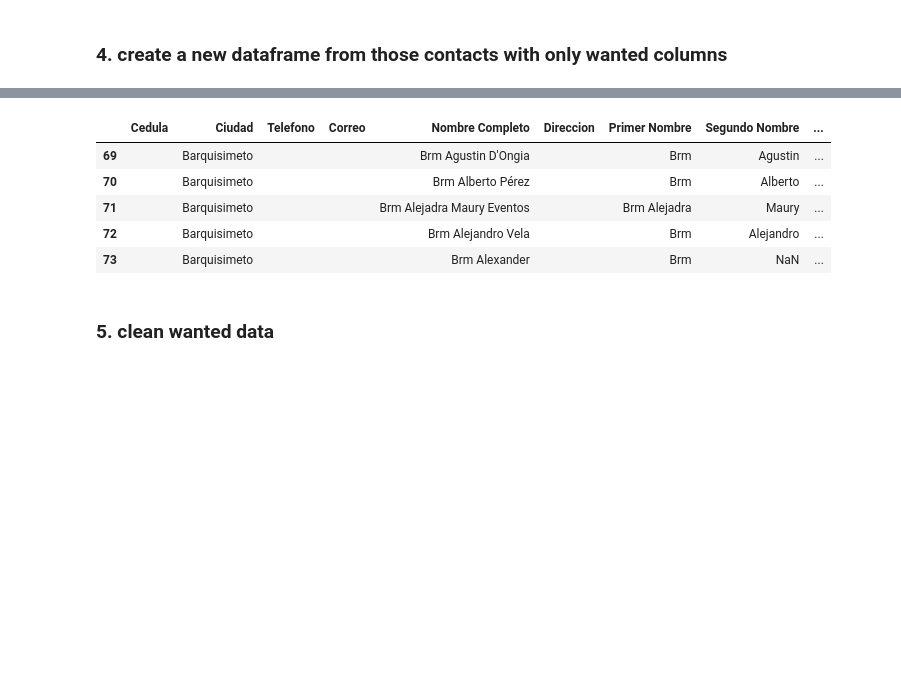
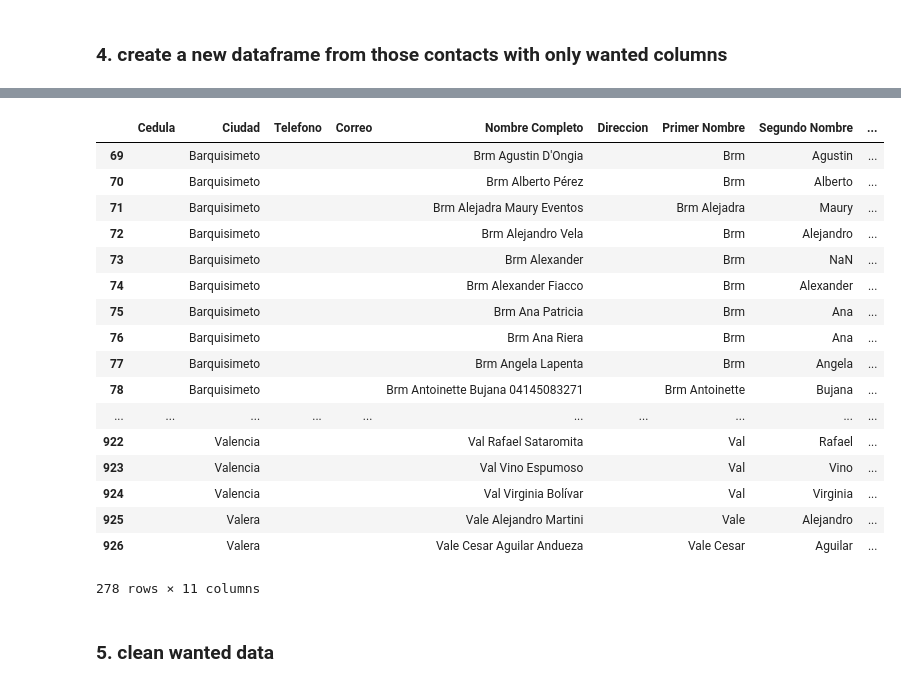
Before and after one commit to Fantaso/pandas-jupyter-data-manipulation, a Jupyter notebook: contact_import_inge.ipynb, the cells around one changed output, grey strips where cells are left out. Saved outputs shown, nothing was run; the diff lists cells and outputs as text; code cells hidden in the pictures; blank space fills up the shorter version.

```diff
--- a/contact_import_inge.ipynb
+++ b/contact_import_inge.ipynb
@@ -112,28 +100,40 @@ contactsdf.head()
 # %%
 # 4.4 order all columns
 cols_order = [
     'Cedula',
     'Ciudad',
     'Telefono',
     'Correo',
     'Nombre Completo',
     'Direccion',
     'Primer Nombre',
     'Segundo Nombre',
     'Apellido',
     'Telefono2',
     'Correo2',
 ]
 
 contactsdf = contactsdf[cols_order]
-contactsdf.head()
+contactsdf.head(300)
 # %% [output]
 |  | Cedula | Ciudad | Telefono | Correo | Nombre Completo | Direccion | Primer Nombre | Segundo Nombre | ... |
 | 69 |  | Barquisimeto |  |  | Brm Agustin D'Ongia |  | Brm | Agustin | ... |
 | 70 |  | Barquisimeto |  |  | Brm Alberto Pérez |  | Brm | Alberto | ... |
 | 71 |  | Barquisimeto |  |  | Brm Alejadra Maury Eventos |  | Brm Alejadra | Maury | ... |
 | 72 |  | Barquisimeto |  |  | Brm Alejandro Vela |  | Brm | Alejandro | ... |
 | 73 |  | Barquisimeto |  |  | Brm Alexander |  | Brm | NaN | ... |
+| 74 |  | Barquisimeto |  |  | Brm Alexander Fiacco |  | Brm | Alexander | ... |
+| 75 |  | Barquisimeto |  |  | Brm Ana Patricia |  | Brm | Ana | ... |
+| 76 |  | Barquisimeto |  |  | Brm Ana Riera |  | Brm | Ana | ... |
+| 77 |  | Barquisimeto |  |  | Brm Angela Lapenta |  | Brm | Angela | ... |
+| 78 |  | Barquisimeto |  |  | Brm Antoinette Bujana 04145083271 |  | Brm Antoinette | Bujana | ... |
+| ... | ... | ... | ... | ... | ... | ... | ... | ... | ... |
+| 922 |  | Valencia |  |  | Val Rafael Sataromita |  | Val | Rafael | ... |
+| 923 |  | Valencia |  |  | Val Vino Espumoso |  | Val | Vino | ... |
+| 924 |  | Valencia |  |  | Val Virginia Bolívar |  | Val | Virginia | ... |
+| 925 |  | Valera |  |  | Vale Alejandro Martini |  | Vale | Alejandro | ... |
+| 926 |  | Valera |  |  | Vale Cesar Aguilar Andueza |  | Vale Cesar | Aguilar | ... |
+278 rows × 11 columns
 # %% [markdown]
 ### 5. clean wanted data
 # %% [markdown]
```
Also changed, not shown: parts of 3 cells of this notebook.
